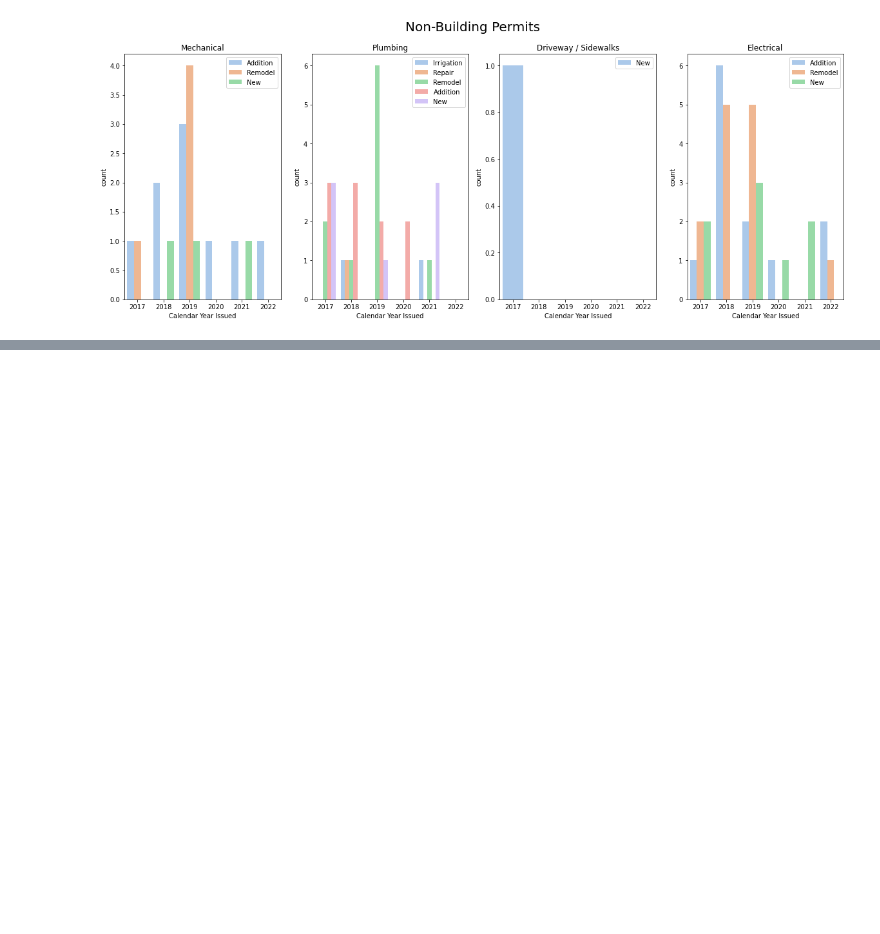
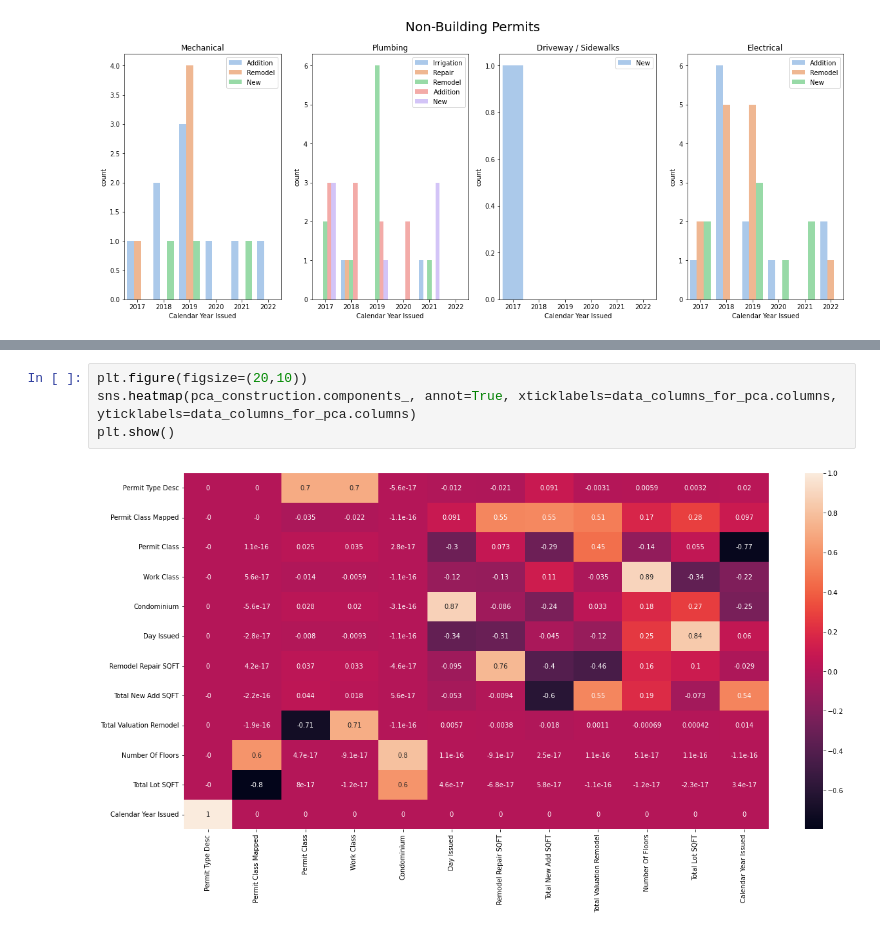
Before and after one commit to Josephslee99/CSE4-587Project, a Jupyter notebook: phase1.ipynb, the cells around one changed output, grey strips where cells are left out. Drawn from its saved outputs; the diff is of its cells as text; blank space fills up the shorter version.

```diff
--- a/phase1.ipynb
+++ b/phase1.ipynb
@@ -179,0 +221,6 @@ axes[3].legend(loc='upper right')
+# %%
+plt.figure(figsize=(20,10))
+sns.heatmap(pca_construction.components_, annot=True, xticklabels=data_columns_for_pca.columns, yticklabels=data_columns_for_pca.columns)
+plt.show()
+# %% [output]
+[figure, added]
```
Also changed, not shown: parts of 10 cells of this notebook.
